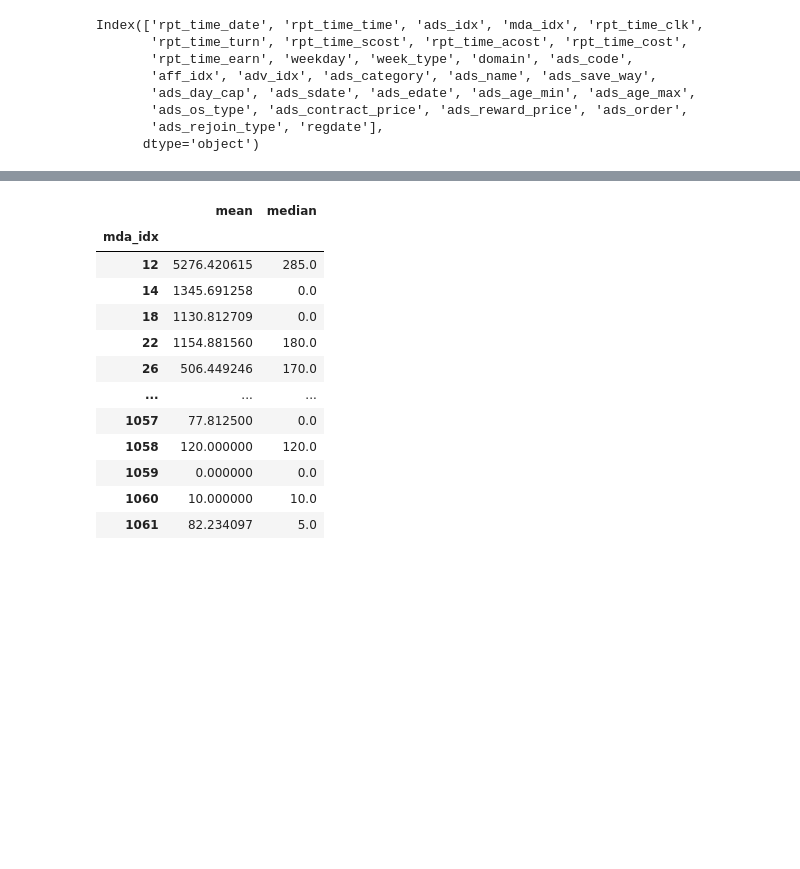
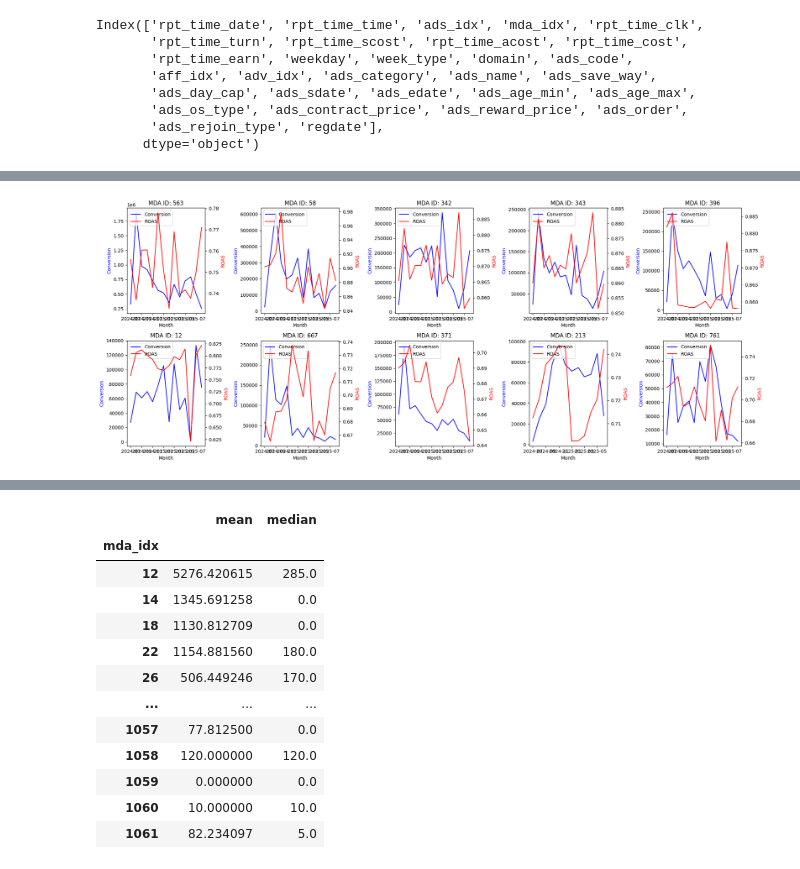
Before and after one commit to sese7414/reward_ads_project, a Jupyter notebook: Sehee/recommend.ipynb, the cells around one changed output, grey strips where cells are left out. Saved outputs shown, nothing was run; the diff lists cells and outputs as text; code cells hidden in the pictures; blank space fills up the shorter version.

```diff
--- a/Sehee/recommend.ipynb
+++ b/Sehee/recommend.ipynb
@@ -550,0 +592,35 @@ mr_df['ive_earn'] = mr_df.rpt_time_acost - mr_df.rpt_time_earn
+# %%
+fig, axes = plt.subplots(2, 5, figsize=(20, 8))  # figsize 추가 권장
+axes = axes.flatten()  # 2D 배열을 1D로 변환
+
+for i, id in enumerate(roas_idx):
+    if i >= 10:  # 서브플롯이 10개(2x5)이므로 제한
+        break
+
+    roas_graph = roi_monthly[roi_monthly['mda_idx'] == id]
+
+    # 방법 1: 두 개의 y축 사용 (추천)
+    ax1 = axes[i]
+    ax2 = ax1.twinx()
+
+    line1 = ax1.plot(roas_graph['month'], roas_graph['conversion'], 'b-', label='Conversion')
+    line2 = ax2.plot(roas_graph['month'], roas_graph['roas'], 'r-', label='ROAS')
+
+    ax1.set_xlabel('Month')
+    ax1.set_ylabel('Conversion', color='b')
+    ax2.set_ylabel('ROAS', color='r')
+    ax1.set_title(f'MDA ID: {id}')
+
+    # 범례 합치기
+    lines = line1 + line2
+    labels = [l.get_label() for l in lines]
+    ax1.legend(lines, labels, loc='upper left')
+
+# 빈 서브플롯 숨기기
+for j in range(len(roas_idx), 10):
+    axes[j].set_visible(False)
+
+plt.tight_layout()
+plt.show()
+# %% [output]
+[figure, added]
```
Also changed, not shown: parts of 62 cells of this notebook, 3 other files.
